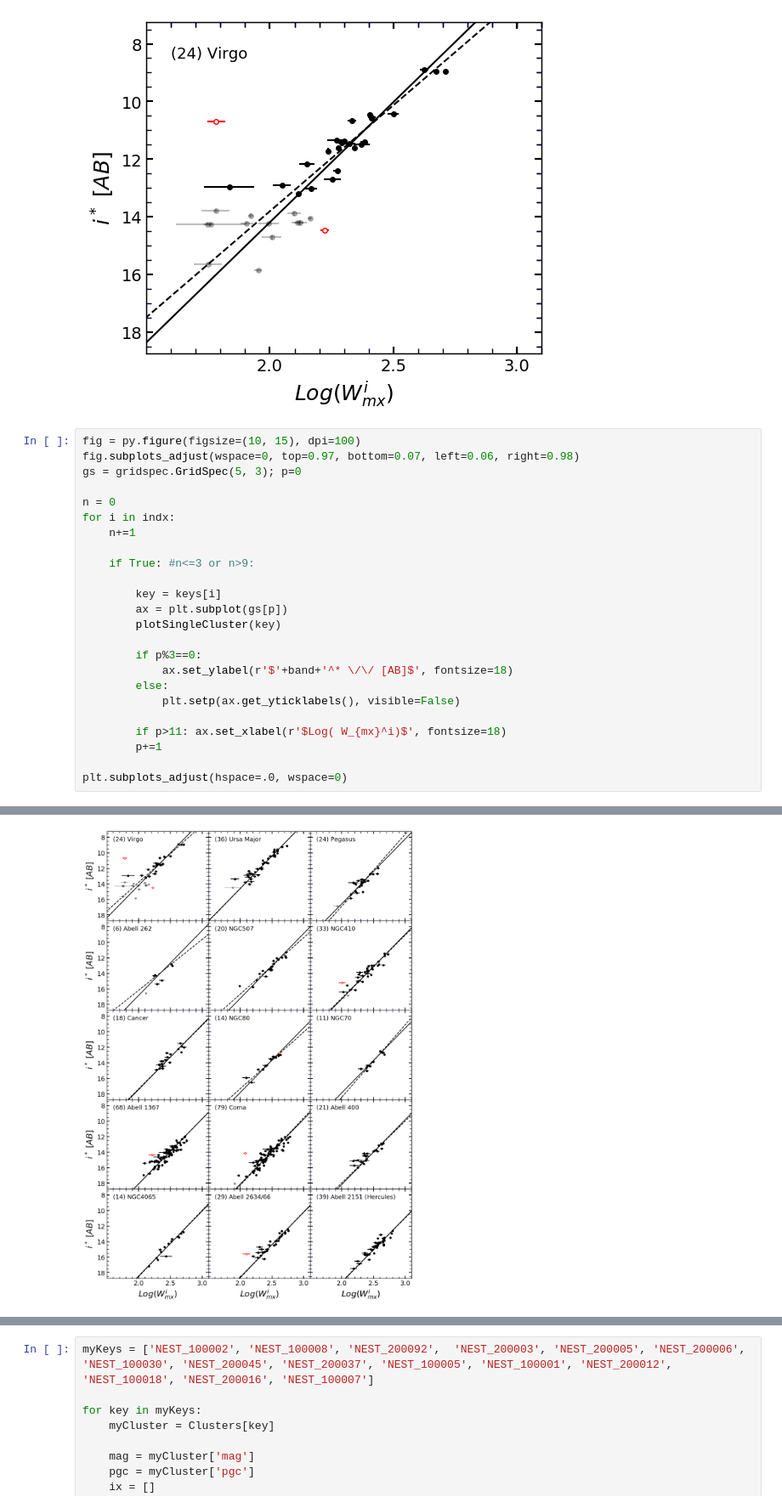
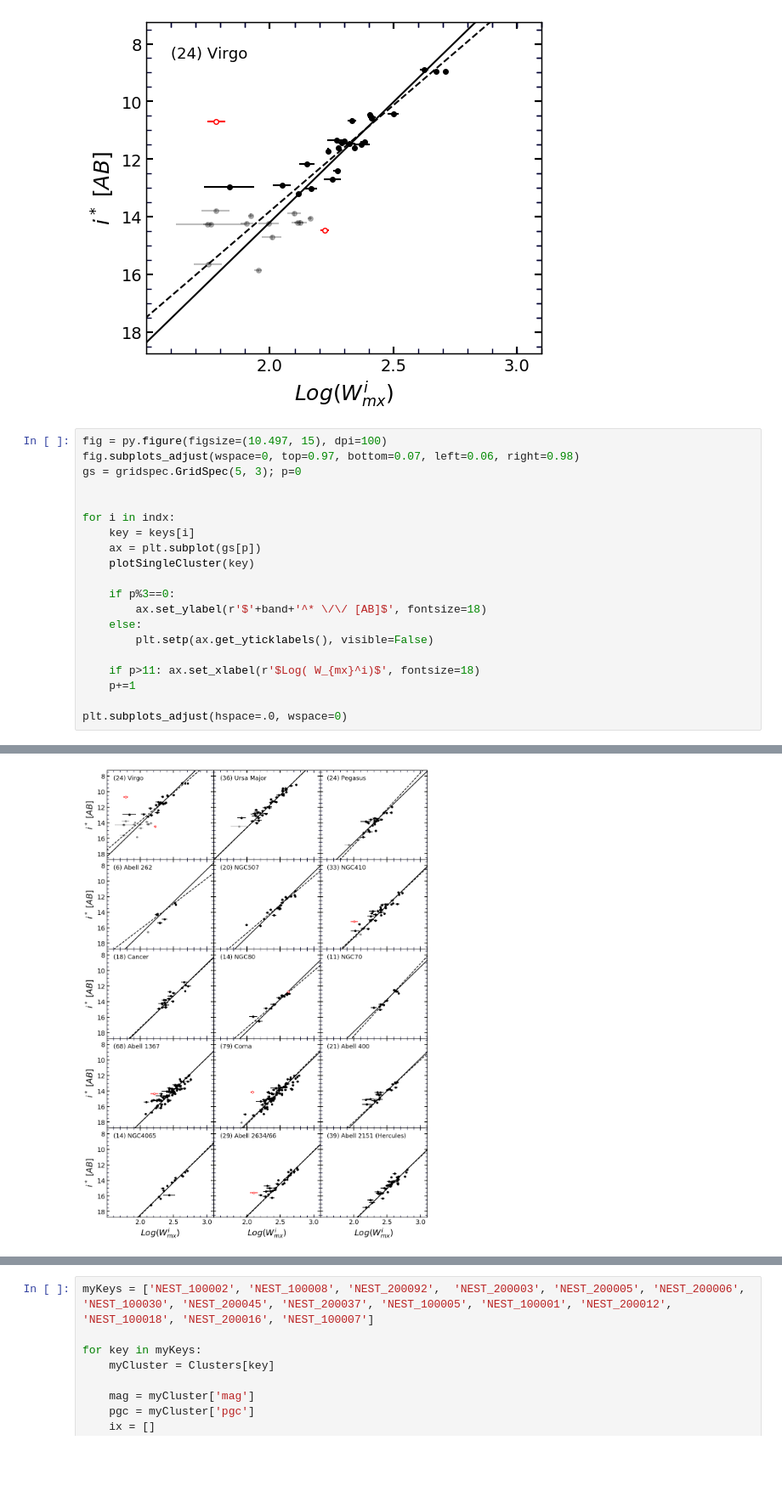
Before and after one commit to ekourkchi/TFcalibrators, a Jupyter notebook: i_clusters.ipynb, the cells around one changed output, grey strips where cells are left out. Shown at 85% size. Cells and saved outputs as stored; diff of their text form; blank space fills up the shorter version.

```diff
--- a/i_clusters.ipynb
+++ b/i_clusters.ipynb
@@ -261,43 +261,39 @@ plotSingleCluster('NEST_100002')
 Virgo (24) -7.36 0.44 10.13 0.09 10.02 0.09 0.70
 [figure]
 # %%
-fig = py.figure(figsize=(10, 15), dpi=100)
+fig = py.figure(figsize=(10.497, 15), dpi=100)
 fig.subplots_adjust(wspace=0, top=0.97, bottom=0.07, left=0.06, right=0.98)
 gs = gridspec.GridSpec(5, 3); p=0
 
-n = 0
+
 for i in indx:
-    n+=1
+    key = keys[i]
+    ax = plt.subplot(gs[p])
+    plotSingleCluster(key)
 
-    if True: #n<=3 or n>9:
+    if p%3==0:
+        ax.set_ylabel(r'$'+band+'^* \/\/ [AB]$', fontsize=18)
+    else:
+        plt.setp(ax.get_yticklabels(), visible=False)
 
-        key = keys[i]
-        ax = plt.subplot(gs[p])
-        plotSingleCluster(key)
-
-        if p%3==0:
-            ax.set_ylabel(r'$'+band+'^* \/\/ [AB]$', fontsize=18)
-        else:
-            plt.setp(ax.get_yticklabels(), visible=False)
-
-        if p>11: ax.set_xlabel(r'$Log( W_{mx}^i)$', fontsize=18)
-        p+=1
+    if p>11: ax.set_xlabel(r'$Log( W_{mx}^i)$', fontsize=18)
+    p+=1
 
 plt.subplots_adjust(hspace=.0, wspace=0)
 # %% [output]
 Virgo (24) -7.36 0.44 10.13 0.09 10.02 0.09 0.70
 Ursa Major (36) -8.39 0.46 10.43 0.08 10.43 0.07 0.53
 Pegasus (24) -9.27 1.15 12.24 0.23 12.40 0.11 0.59
 Abell 262 (6) -6.54 1.65 12.92 0.29 12.68 0.23 0.71
 NGC507 (20) -7.27 0.57 13.06 0.10 13.06 0.12 0.54
 NGC410 (33) -8.10 0.58 13.15 0.08 13.14 0.08 0.52
 Cancer (18) -8.15 0.82 13.29 0.11 13.29 0.11 0.48
 NGC80 (14) -7.29 0.54 13.71 0.06 13.69 0.07 0.41
 NGC70 (11) -9.32 1.26 13.78 0.15 13.71 0.10 0.35
 Abell 1367 (68) -8.40 0.44 13.91 0.06 13.91 0.06 0.56
 Coma (79) -8.68 0.40 13.94 0.06 13.95 0.06 0.56
 Abell 400 (21) -7.95 0.48 13.99 0.06 14.00 0.06 0.58
 NGC4065 (14) -8.51 0.50 14.25 0.09 14.26 0.08 0.40
 Abell 2634/66 (29) -8.48 0.64 14.43 0.09 14.42 0.06 0.48
 Abell 2151 (Hercules) (39) -8.20 0.49 15.06 0.07 15.07 0.06 0.42
-[figure, old version]
+[figure, new version]
```
Also changed, not shown: parts of 15 cells of this notebook, 10 other files.
